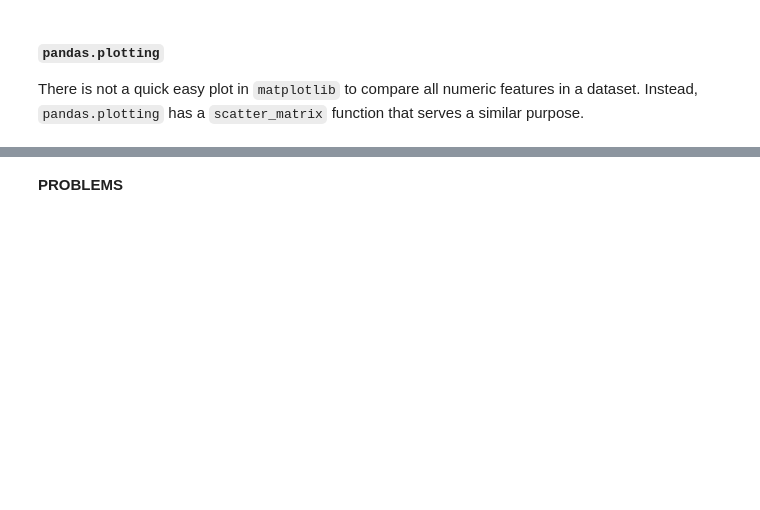
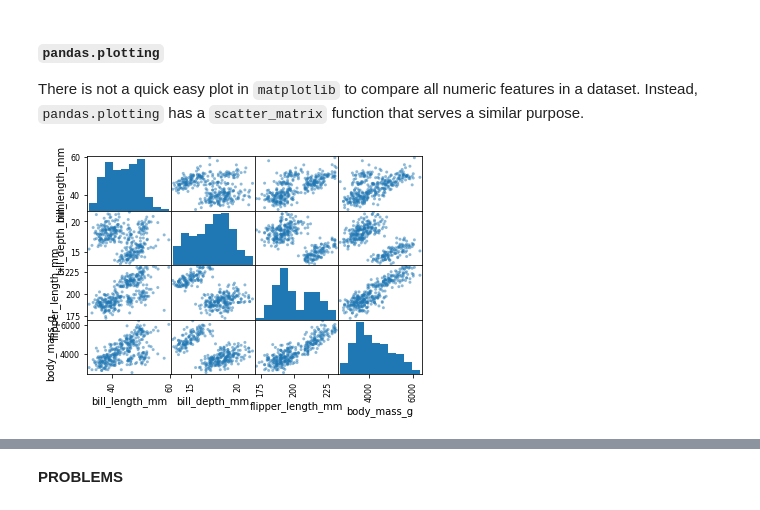
Before and after one commit to jfkoehler/nyu_bootcamp_fa24, a Jupyter notebook: _build/html/_sources/intro_to_plotting.ipynb, the cells around one changed output, grey strips where cells are left out. Cells and saved outputs as stored; diff of their text form; code cells hidden in the pictures; blank space fills up the shorter version.

```diff
--- a/_build/html/_sources/intro_to_plotting.ipynb
+++ b/_build/html/_sources/intro_to_plotting.ipynb
@@ -179,5 +499,8 @@ There is not a quick easy plot in `matplotlib` to compare all numeric features i
 from pandas.plotting import scatter_matrix
 # %%
 ### scatter matrix of penguin data
+scatter_matrix(penguins);
+# %% [output]
+[figure, added]
 # %%
 ### adding arguments and changing size
```
Also changed, not shown: parts of 54 cells of this notebook, 39 other files.
